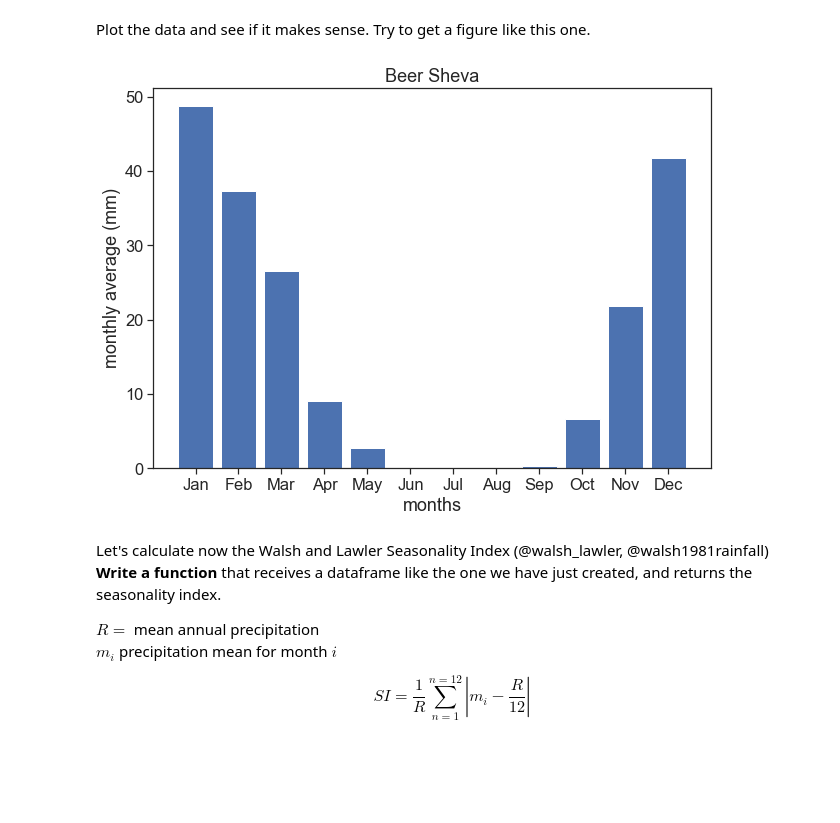
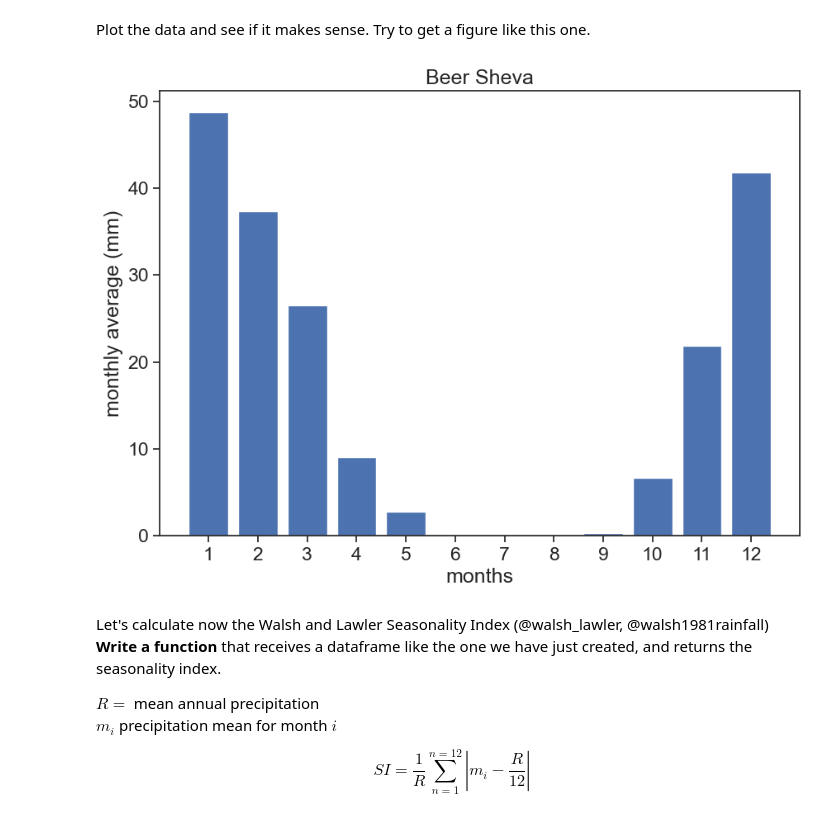
Before and after one commit to yairmau/surface-hydrology, a Jupyter notebook: precipitation/intra-annual-exercises.ipynb, the cells around one changed output. Cells and saved outputs as stored; diff of their text form; code cells hidden in the pictures; blank space fills up the shorter version.

```diff
--- a/precipitation/intra-annual-exercises.ipynb
+++ b/precipitation/intra-annual-exercises.ipynb
@@ -3,12 +12,12 @@
 # %% [markdown]
 Import relevant packages
 # %%
+#| code-fold: false
 import matplotlib.pyplot as plt
 import numpy as np
 import pandas as pd
-from calendar import month_abbr
 import seaborn as sns
-sns.set(style="ticks", font_scale=1.5)
+sns.set_theme(style="ticks", font_scale=1.5)
 import urllib.request
 from pandas.plotting import register_matplotlib_converters
 register_matplotlib_converters()
@@ -83,6 +158,0 @@ Now it is time to create a new dataframe with the monthly means.
-# %%
-df_beersheva = pd.DataFrame({'monthly rainfall (mm)':monthly_mean,
-                             'month names':month_names,
-                             'month number':month_numbers
-                            })
-df_beersheva
@@ -103,16 +159,17 @@ df_beersheva
 # %% [markdown]
 Plot the data and see if it makes sense. Try to get a figure like this one.
 # %%
+#| code-fold: false
 fig, ax = plt.subplots(figsize=(10,7))
 ax.bar(df_beersheva['month number'], df_beersheva['monthly rainfall (mm)'])
 ax.set(xlabel="months",
        ylabel="monthly average (mm)",
        title="Beer Sheva",
        xticks=df_beersheva['month number'],
-       xticklabels=df_beersheva['month names']);
-plt.savefig("hydrology_figures/beersheva_monthly_average.png")
+       xticklabels=df_beersheva['month number']);
+# plt.savefig("beersheva_monthly_average.png")
 # %% [output]
-[figure, old version]
+[figure, new version]
 # %% [markdown]
 Let's calculate now the Walsh and Lawler Seasonality Index (@walsh_lawler, @walsh1981rainfall)
 **Write a function** that receives a dataframe like the one we have just created, and returns the seasonality index.
```
Also changed, not shown: parts of 13 cells of this notebook, 41 other files.
